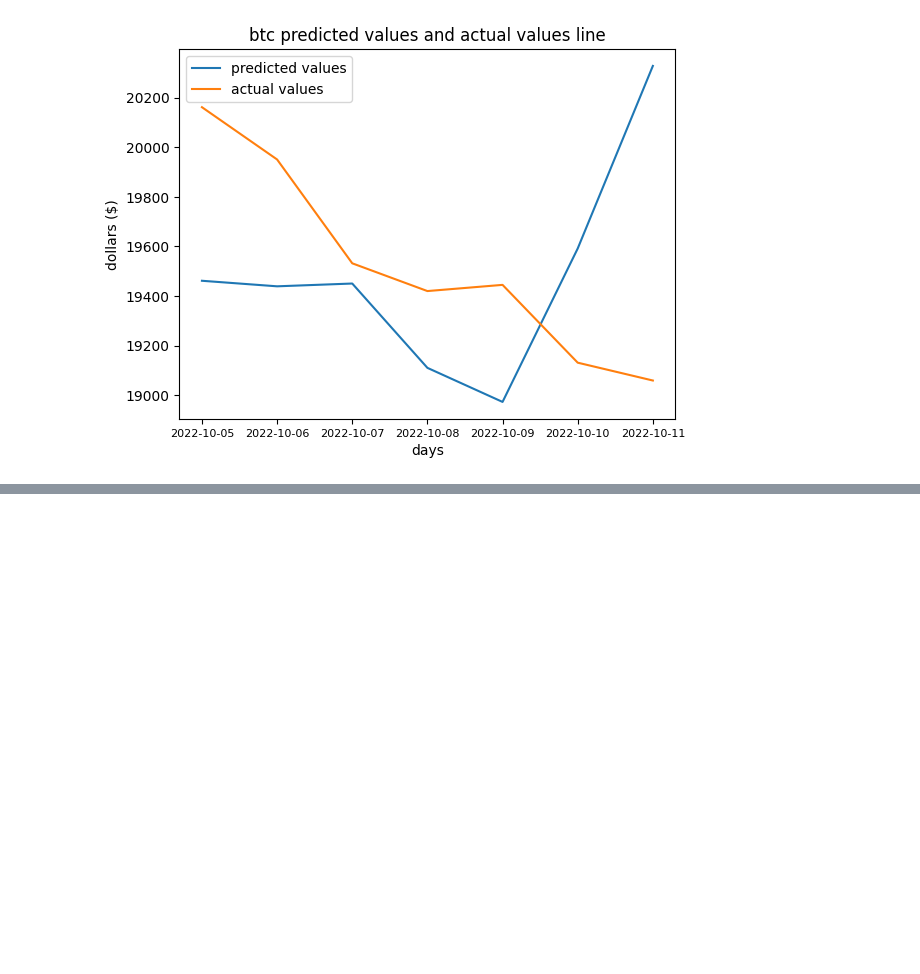
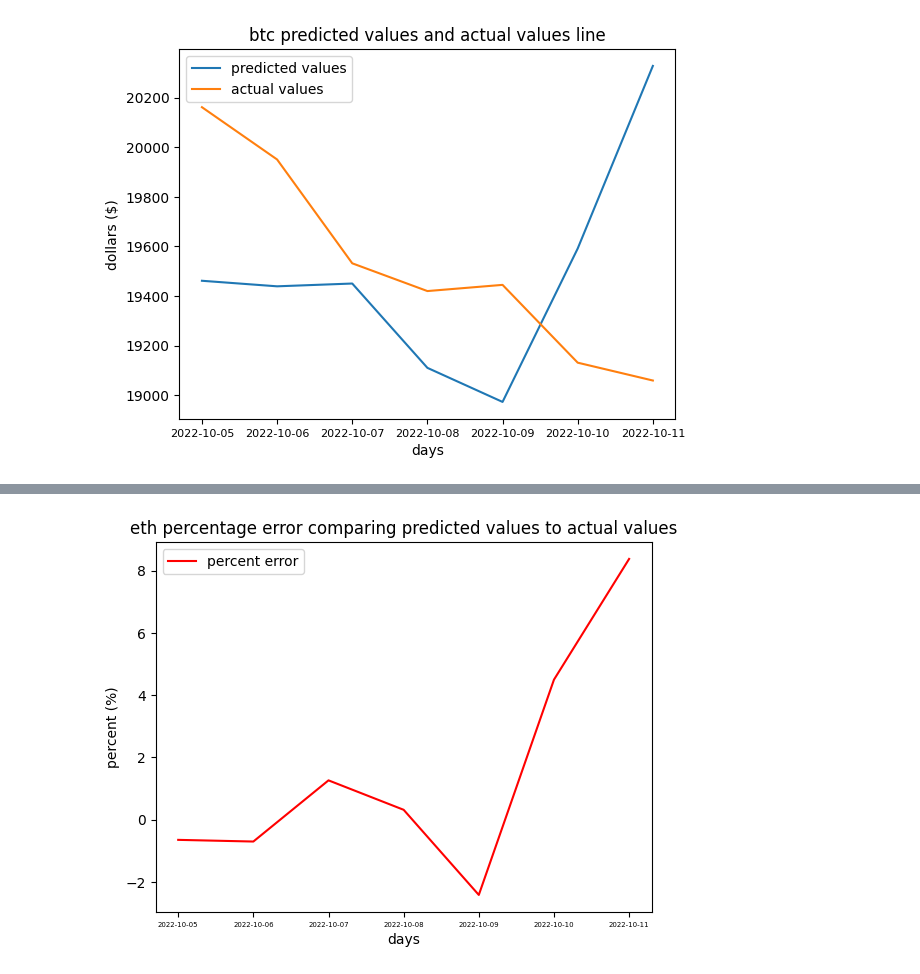
Before and after one commit to hgobir/machine_learning_suite, a Jupyter notebook: stage_3/notebooks/post_processing_script.ipynb, the cells around one changed output, grey strips where cells are left out. Drawn from its saved outputs; the diff is of its cells as text; code cells hidden in the pictures; blank space fills up the shorter version.

```diff
--- a/stage_3/notebooks/post_processing_script.ipynb
+++ b/stage_3/notebooks/post_processing_script.ipynb
@@ -241,0 +360,81 @@ plt.show()
+# %%
+
+# api key refresh
+headers = {
+#   'Accepts': 'application/json',
+#   'X-CoinAPI-Key': 'AE75B183-3C7D-4DD5-81D6-67CD8386395F'
+  'X-CoinAPI-Key': 'B6A54D76-BCD6-45AE-9F5E-E87536D4255C'
+
+}
+
+response = requests.get(url, headers=headers)
+# %%
+eth_predictions = pd.read_csv('C:/Users/Hamza/PycharmProjects/dissertation_project/stage_3/predictions/eth_7_day_model_prediction.csv')
+
+eth_list = []
+eth_percent_error_list = []
+
+
+for date in dates:
+  url = f'https://rest.coinapi.io/v1/ohlcv/BITSTAMP_SPOT_ETH_USD/history?period_id=1DAY&time_start={date}T00:00:00&limit=1'
+  response = requests.get(url, headers=headers)
+  data = json.loads(response.text)
+  print(f'for {date} this is the value returned')
+  print("\n")
+  print(data)
+  print("\n")
+
+  df_json = response.json()
+  df = pd.DataFrame.from_dict(df_json)
+
+  actual_price_eth = df['price_close'].values[0]
+
+  eth_list.append(actual_price_eth)
+
+eth_predictions['actual_price_close'] = eth_list
+
+eth_predictions.to_csv(f'C:/Users/Hamza/PycharmProjects/dissertation_project/data/stage_3/eth/eth_7_day_actual.csv', encoding='utf-8', index=False)
+
+new_count = len(eth_predictions)
+
+
+for i in range(0, new_count):
+  print("")
+  date = eth_predictions['date'].values[i]
+  estimated_value = eth_predictions['predicted_price_close'].values[i]
+  actual_value = eth_predictions['actual_price_close'].values[i]
+  print("")
+  print(f'for {date} the estimated value is {estimated_value} and actual value is {actual_value}')
+  print("")
+  percent_error = ((estimated_value - actual_value) / actual_value) * 100
+  print(f'error between predicted and actual is {percent_error}%')
+  eth_percent_error_list.append(percent_error)
+
+eth_predictions['percent_error'] = eth_percent_error_list
+
+eth_predictions.to_csv(f'C:/Users/Hamza/PycharmProjects/dissertation_project/data/stage_3/eth/eth_percent_error.csv', encoding='utf-8', index=False)
+
+
+plt.plot(dates, eth_percent_error_list, color="red", label = "percent error")
+plt.legend()
+plt.title("eth percentage error comparing predicted values to actual values")
+plt.xticks(fontsize=5)
+plt.xlabel('days')
+plt.ylabel('percent (%)')
+plt.savefig(f'C:/Users/Hamza/PycharmProjects/dissertation_project/data/stage_3/eth/percent_error_line.png')
+plt.show()
+
+new_prediction_list = eth_predictions['predicted_price_close'].values
+new_actual_list = eth_predictions['actual_price_close'].values
+
+plt.plot(dates, new_prediction_list, label = "predicted values")
+plt.plot(dates, new_actual_list, label = "actual values")
+
+plt.legend()
+plt.title(f"eth predicted values and actual values line")
+plt.xticks(fontsize=5)
+plt.xlabel('days')
+plt.ylabel('dollars ($)')
+plt.savefig(f'C:/Users/Hamza/PycharmProjects/dissertation_project/data/stage_3/eth/predicted_vs_actual.png')
+plt.show()
+# %% [output]
@@ -241,0 +458 @@ plt.show()
+[figure, added]
```
Also changed, not shown: parts of 24 cells of this notebook, 25 other files.
